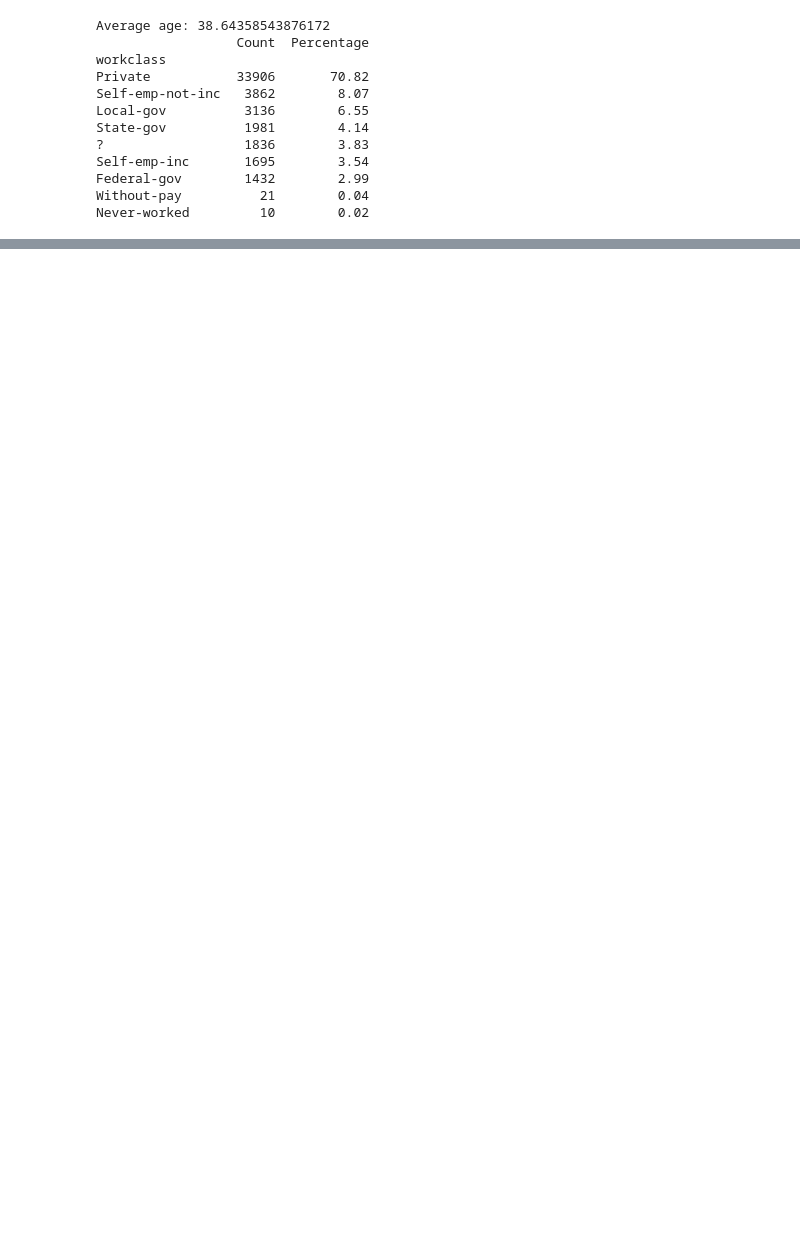
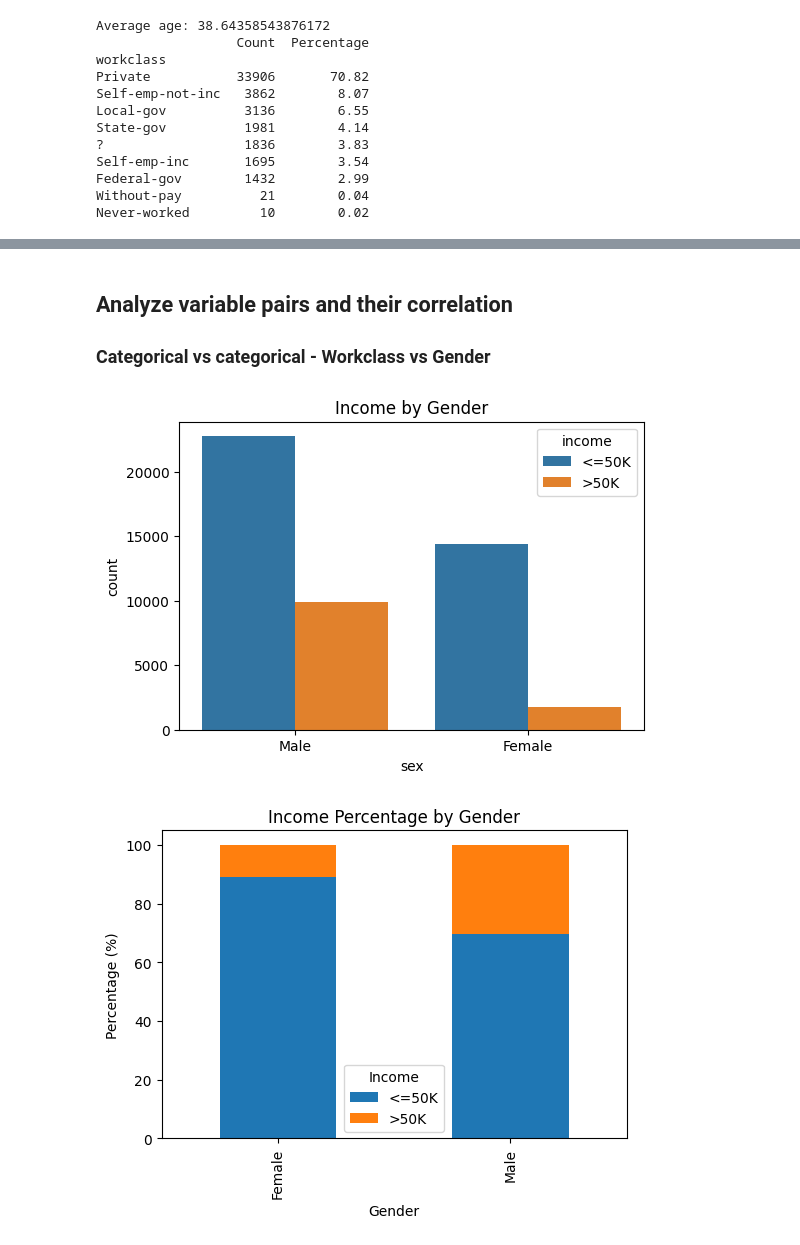
Before and after one commit to Sebastianrix/Data-Things, a Jupyter notebook: 1) Data transformation and exploratory data analysis (EDA)/Exercises in DT and EDA.ipynb, the cells around one changed output, grey strips where cells are left out. Saved outputs shown, nothing was run; the diff lists cells and outputs as text; code cells hidden in the pictures; blank space fills up the shorter version.

```diff
--- a/1) Data transformation and exploratory data analysis (EDA)/Exercises in DT and EDA.ipynb
+++ b/1) Data transformation and exploratory data analysis (EDA)/Exercises in DT and EDA.ipynb
@@ -162,0 +208,21 @@ Never-worked         10        0.02
+# %% [markdown]
+## Analyze variable pairs and their correlation
+<h3> Categorical vs categorical - Workclass vs Gender</h>
+# %%
+# Income by Gender
+plt.figure(figsize=(6, 4))
+sns.countplot(x='sex', hue='income', data=adult_data)
+plt.title("Income by Gender")
+plt.show()
+
+# Percentage of Income by Gender
+gender_income_pct = pd.crosstab(adult_data['sex'], adult_data['income'], normalize='index') * 100
+gender_income_pct.plot(kind='bar', stacked=True, figsize=(6, 4))
+plt.title("Income Percentage by Gender")
+plt.ylabel("Percentage (%)")
+plt.xlabel("Gender")
+plt.legend(title="Income")
+plt.show()
+# %% [output]
+[figure, added]
+[figure, added]
```
Also changed, not shown: parts of 20 cells of this notebook.
